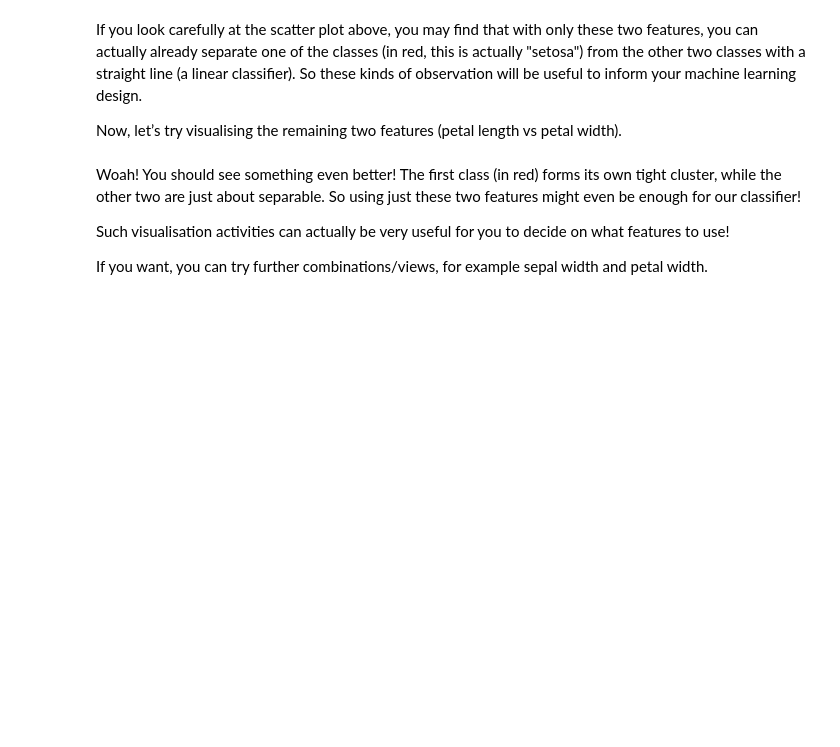
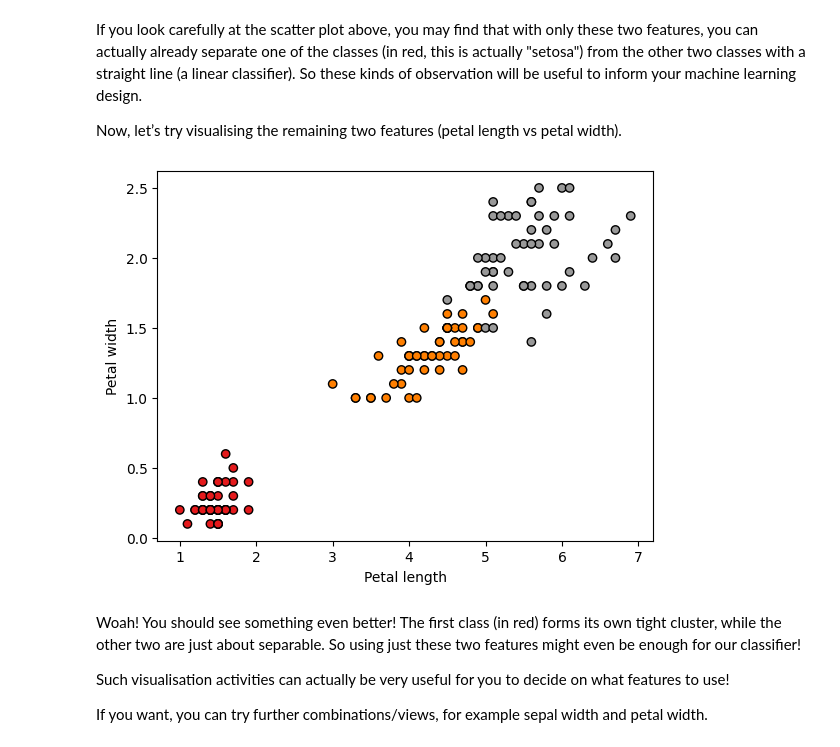
Before and after one commit to ceciliawzx/IntroToMLLab1, a Jupyter notebook: lab1.ipynb, the cells around one changed output. Saved outputs shown, nothing was run; the diff lists cells and outputs as text; code cells hidden in the pictures; blank space fills up the shorter version.

```diff
--- a/lab1.ipynb
+++ b/lab1.ipynb
@@ -74,10 +128,10 @@ Hint: For computing `y` from the string labels, use `np.unique()` with the keywo
 # feature vectors x and labels y
 
 import numpy as np
+import pandas as pd
 
 def read_dataset(filepath):
     """ Read in the dataset from the specified filepath
-
     Args:
         filepath (str): The filepath to the dataset file
 
@@ -93,6 +147,31 @@ def read_dataset(filepath):
     """
 
     # TODO: Complete this function
+
+    x_ = []
+    y_ = []
+    class_labels = []
+    num_instance = 0
+    with open(filepath) as file:
+      for line in file:
+        line_str = line.strip()
+        if (line_str == ""):
+          continue
+        num_instance += 1
+        line_list = line_str.split(",")
+        numeric_data_list = [float(i) for i in line_list[:-1]]
+        class_data = line_list[-1]
+        if class_data not in class_labels:
+            class_labels.append(class_data)
+        x_.append(numeric_data_list)
+        match (class_data):
+          case "Iris-setosa": y_.append(0)
+          case "Iris-versicolor": y_.append(1)
+          case "Iris-virginica": y_.append(2)
+    numpy_x = np.array(x_)
+    numpy_y = np.array(y_)
+    numpy_classes = np.array(class_labels)
+    return numpy_x, numpy_y, numpy_classes
 # %% [markdown]
 We are expecting `N` to be 150. So if you happen to end up with 151, you will need to check why and update your code accordingly! (It likely has something to do with a blank line)
 # %%
@@ -151,11 +280,13 @@ Now, let’s try visualising the remaining two features (petal length vs petal w
 # %%
 # TODO: Complete ????
 
 plt.figure()
-plt.scatter(????, ????, c=y, cmap=plt.cm.Set1, edgecolor='k')
-plt.xlabel(????)
-plt.ylabel(????)
+plt.scatter(x[:,2], x[:,3], c=y, cmap=plt.cm.Set1, edgecolor='k')
+plt.xlabel(feature_names[2])
+plt.ylabel(feature_names[3])
 plt.show()
+# %% [output]
+[figure, added]
 # %% [markdown]
 Woah! You should see something even better! The first class (in red) forms its own tight cluster, while the other two are just about separable. So using just these two features might even be enough for our classifier!
 
```
Also changed, not shown: parts of 19 cells of this notebook.
